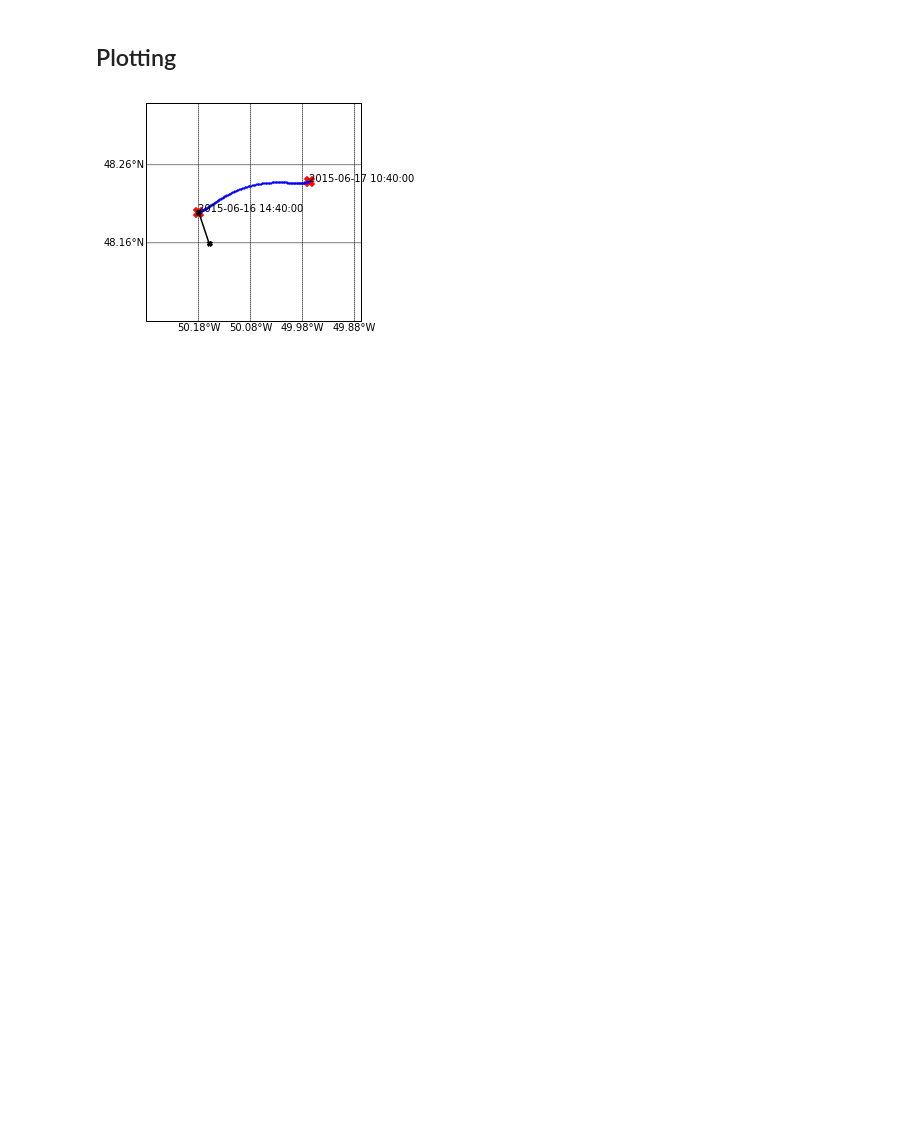
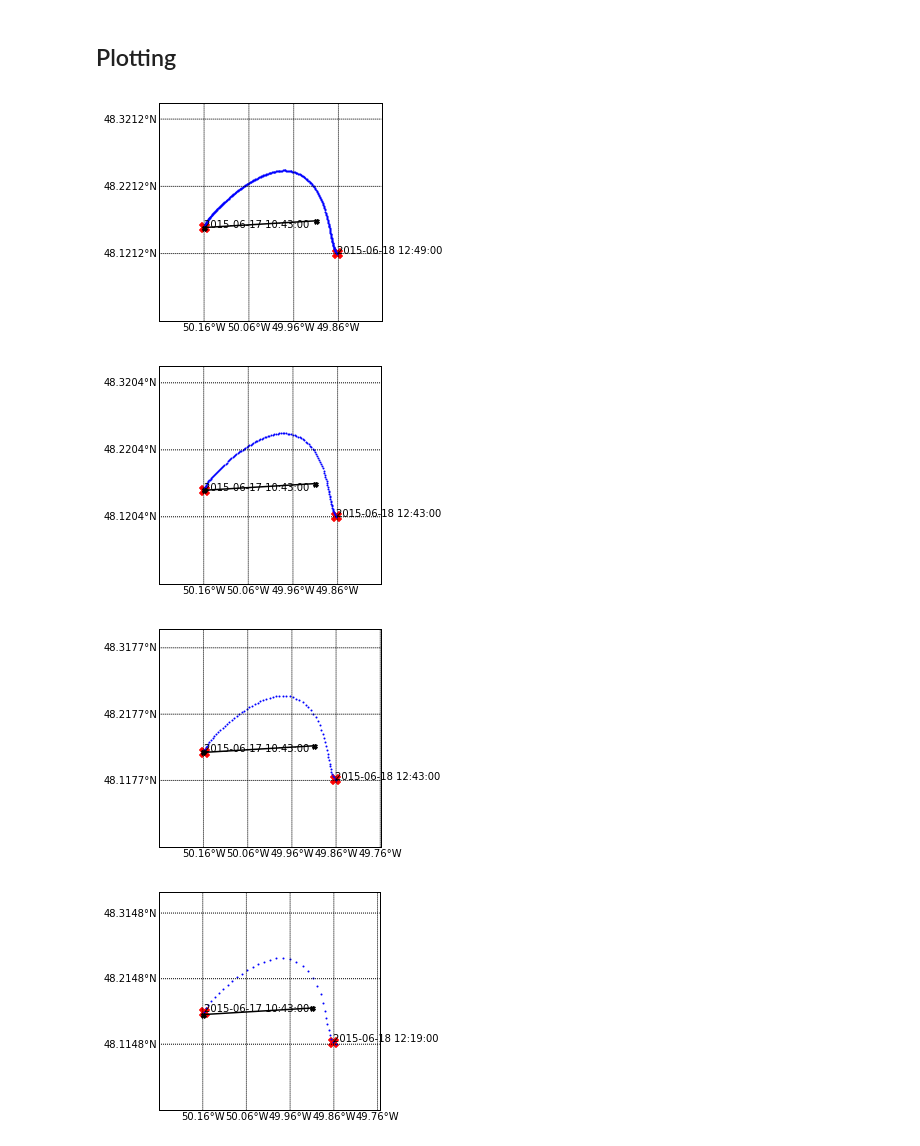
Before and after one commit to evankielley/IceDEF, a Jupyter notebook: notebooks/drift_simulator.ipynb, the cells around one changed output. Cells and saved outputs as stored; diff of their text form; code cells hidden in the pictures; blank space fills up the shorter version.

```diff
--- a/notebooks/drift_simulator.ipynb
+++ b/notebooks/drift_simulator.ipynb
@@ -13,7 +13,7 @@ atm_model = 'ecmwf'  # must be 'ecmwf'
 iip_season = 2015  # must be 2015 (more to come later)
 
 # Uncomment only one of the following
-_method = 'index'; iip_indices = range(3283, 3285)  # iip_indices must be int or range
+_method = 'index'; iip_indices = range(3284, 3286)  # iip_indices must be int or range
 #_method = 'ID'; iip_ID = 20668  # iip_ID must be int
 # %% [markdown]
 ## Imports
@@ -183,6 +187,10 @@ Final time: 2015-06-17 10:46:00
 # %% [markdown]
 ## Plotting
 # %%
-plot.plot_drift_track_test_case(iip_berg, mod_berg)
+for mod_berg in mod_berg_list:
+    plot.plot_drift_track_test_case(iip_berg, mod_berg)
 # %% [output]
-[figure, old version]
+[figure, new version]
+[figure, added]
+[figure, added]
+[figure, added]
```
Also changed, not shown: parts of 8 cells of this notebook.
